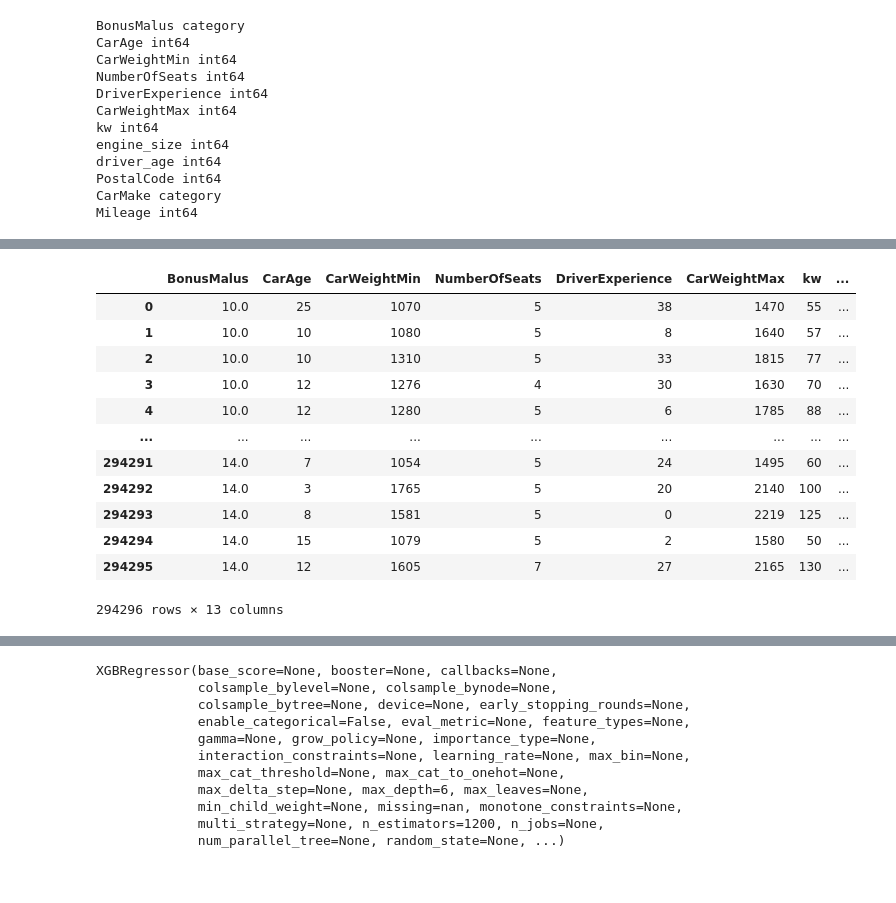
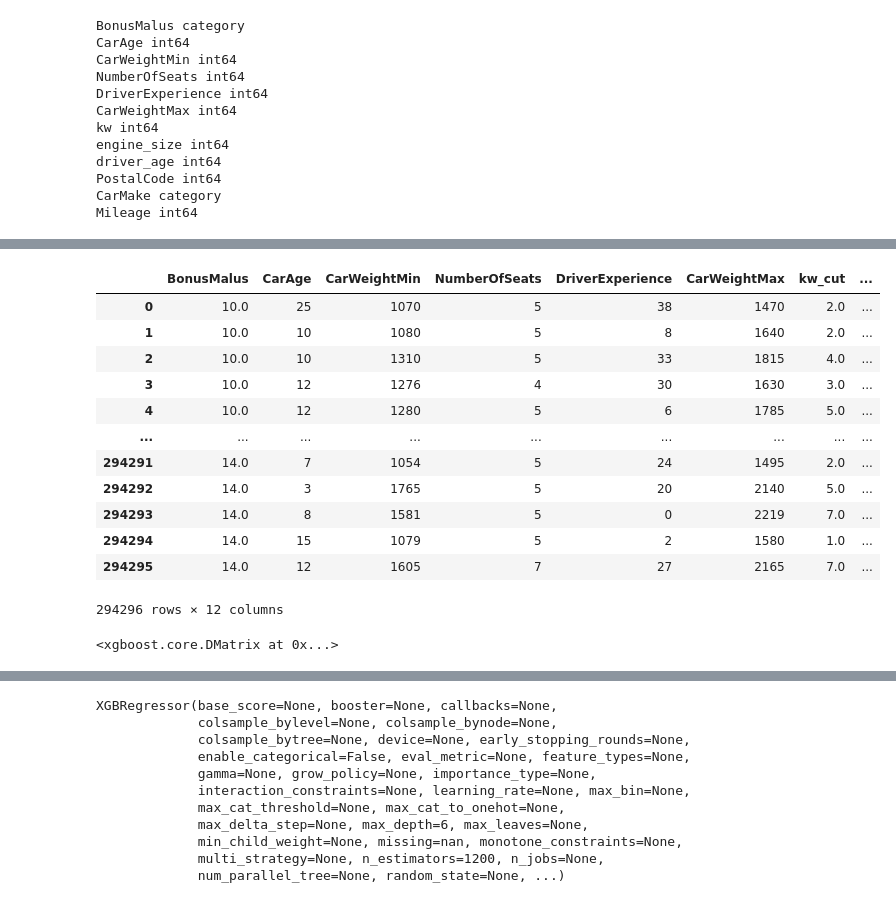
Before and after one commit to asdasde/market_models, a Jupyter notebook: notebooks/market_model.ipynb, the cells around one changed output, grey strips where cells are left out. Cells and saved outputs as stored; diff of their text form; code cells hidden in the pictures.

```diff
--- a/notebooks/market_model.ipynb
+++ b/notebooks/market_model.ipynb
@@ -79,7 +84,7 @@ with open(FEATURES_PATH) as file:
 
 for feature in features:
     print(feature, feature_dtypes[feature].replace('object', 'category'))
-    data[feature] = data[feature].astype(feature_dtypes[feature].replace('object', 'category'))
+    data[feature] = data[feature].astype(feature_dtypes[feature])
     if data[feature].dtype == 'category' and feature == 'BonusMalus':
         ordinal_encoder = OrdinalEncoder(categories = [BONUS_MALUS_CLASSES])
         data[feature] = ordinal_encoder.fit_transform(data[[feature]])
@@ -101,0 +111,2 @@ Mileage int64
+# %%
+data, features = build_features.add_bracket_features(data, features, '../data/external/aegon.json')
@@ -123,19 +148,19 @@ data = data.dropna()
 # %%
-data
+data[features]
 # %% [output]
-|  | BonusMalus | CarAge | CarWeightMin | NumberOfSeats | DriverExperience | CarWeightMax | kw | ... |
-| 0 | 10.0 | 25 | 1070 | 5 | 38 | 1470 | 55 | ... |
-| 1 | 10.0 | 10 | 1080 | 5 | 8 | 1640 | 57 | ... |
-| 2 | 10.0 | 10 | 1310 | 5 | 33 | 1815 | 77 | ... |
-| 3 | 10.0 | 12 | 1276 | 4 | 30 | 1630 | 70 | ... |
-| 4 | 10.0 | 12 | 1280 | 5 | 6 | 1785 | 88 | ... |
+|  | BonusMalus | CarAge | CarWeightMin | NumberOfSeats | DriverExperience | CarWeightMax | kw_cut | ... |
+| 0 | 10.0 | 25 | 1070 | 5 | 38 | 1470 | 2.0 | ... |
+| 1 | 10.0 | 10 | 1080 | 5 | 8 | 1640 | 2.0 | ... |
+| 2 | 10.0 | 10 | 1310 | 5 | 33 | 1815 | 4.0 | ... |
+| 3 | 10.0 | 12 | 1276 | 4 | 30 | 1630 | 3.0 | ... |
+| 4 | 10.0 | 12 | 1280 | 5 | 6 | 1785 | 5.0 | ... |
 | ... | ... | ... | ... | ... | ... | ... | ... | ... |
-| 294291 | 14.0 | 7 | 1054 | 5 | 24 | 1495 | 60 | ... |
-| 294292 | 14.0 | 3 | 1765 | 5 | 20 | 2140 | 100 | ... |
-| 294293 | 14.0 | 8 | 1581 | 5 | 0 | 2219 | 125 | ... |
-| 294294 | 14.0 | 15 | 1079 | 5 | 2 | 1580 | 50 | ... |
-| 294295 | 14.0 | 12 | 1605 | 7 | 27 | 2165 | 130 | ... |
+| 294291 | 14.0 | 7 | 1054 | 5 | 24 | 1495 | 2.0 | ... |
+| 294292 | 14.0 | 3 | 1765 | 5 | 20 | 2140 | 5.0 | ... |
+| 294293 | 14.0 | 8 | 1581 | 5 | 0 | 2219 | 7.0 | ... |
+| 294294 | 14.0 | 15 | 1079 | 5 | 2 | 1580 | 1.0 | ... |
+| 294295 | 14.0 | 12 | 1605 | 7 | 27 | 2165 | 7.0 | ... |
-294296 rows × 13 columns
+294296 rows × 12 columns
 # %%
 # Make data overview
 
@@ -193,6 +218,10 @@ def plotFeatureDistribution(data, feature):
         plt.gca().yaxis.set_major_formatter(PercentFormatter(1))
         plt.savefig(KPI_DATA_PATH + feature + 'Distribution.jpg', bbox_inches = 'tight')
     plt.close()
+# %%
+makeDMatrix(data[features], data[TARGET_VARIABLE])
+# %% [output]
+<xgboost.core.DMatrix at 0x...>
 # %%
 def kFoldCrossValidation(k = 5):
     kf = KFold(n_splits=k)
```
Also changed, not shown: parts of 17 cells of this notebook, 2 other files.
